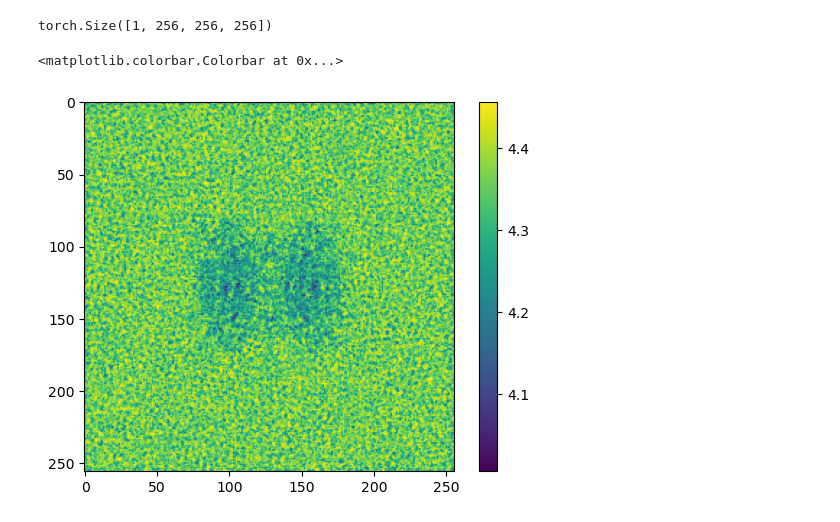
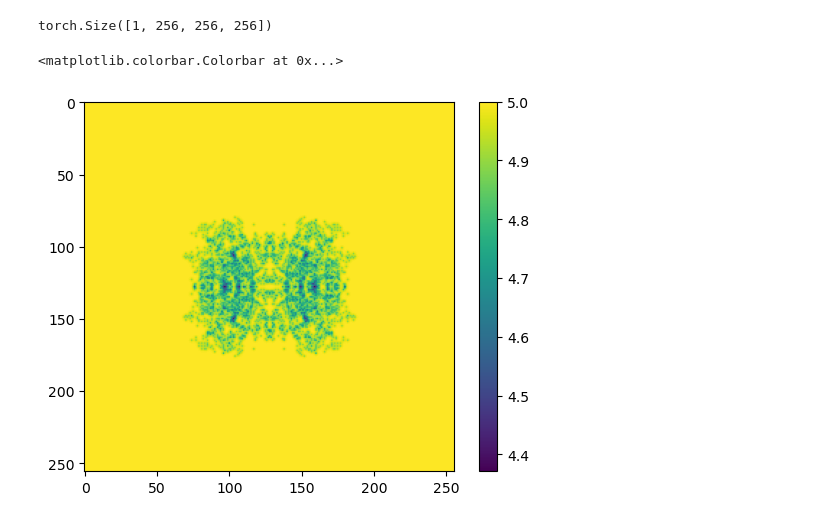
Before and after one commit to joelyeois/specter, a Jupyter notebook: notebooks/image-formation-models.ipynb, the cells around one changed output. Saved outputs shown, nothing was run; the diff lists cells and outputs as text; code cells hidden in the pictures.

Commit message:
update scattering module

```diff
--- a/notebooks/image-formation-models.ipynb
+++ b/notebooks/image-formation-models.ipynb
@@ -54,19 +53,27 @@ method = 'projection'
 # %%
-energy = 200 #kev
-dose_per_area = 20 # e-/px
-sc = Scattering(pm.icy_particle.shape, dx, energy=energy, dose_per_area=dose_per_area, projectmode=method)
+energy = 200  # keV
+dose_per_angstrom = 20  # e-/A^2
+dose_per_pixel = dose_per_angstrom * dx**2  # e-/px^2
+scattering_model = "firstborn"
+sc = Scattering(
+    pm.particle.shape,
+    dx,
+    energy,
+    dose_per_pixel,
+    scattering_model=scattering_model,
+)
 # %%
-potential = pm.icy_particle.clone()[None,...]
+potential = pm.particle.clone()[None, ...]
 potential.shape
 # %% [output]
 torch.Size([1, 256, 256, 256])
 # %%
-complex_potential = complex_potential(potential)
+cp = complex_potential(potential)
 # %%
-exitwave = sc(complex_potential)
+exitwave = sc(cp)
 # %%
-plt.imshow(torch.abs(exitwave[0]))
+plt.imshow(torch.abs(exitwave[0])**2)
 plt.colorbar()
 # %% [output]
 <matplotlib.colorbar.Colorbar at 0x...>
-[figure, old version]
+[figure, new version]
```
Also changed, not shown: parts of 9 cells of this notebook, 4 other files.
